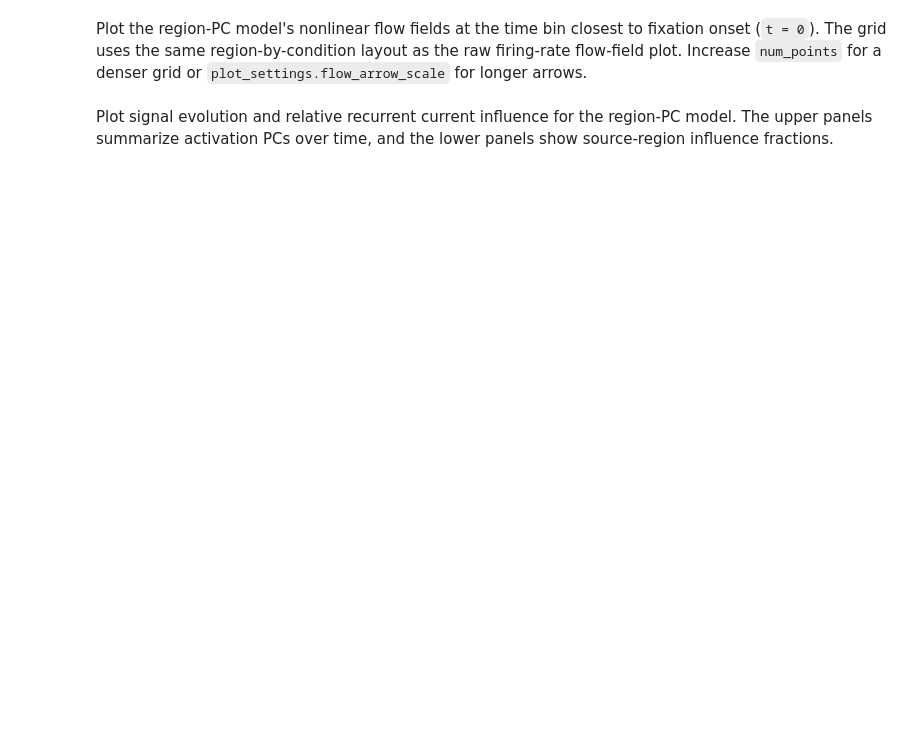
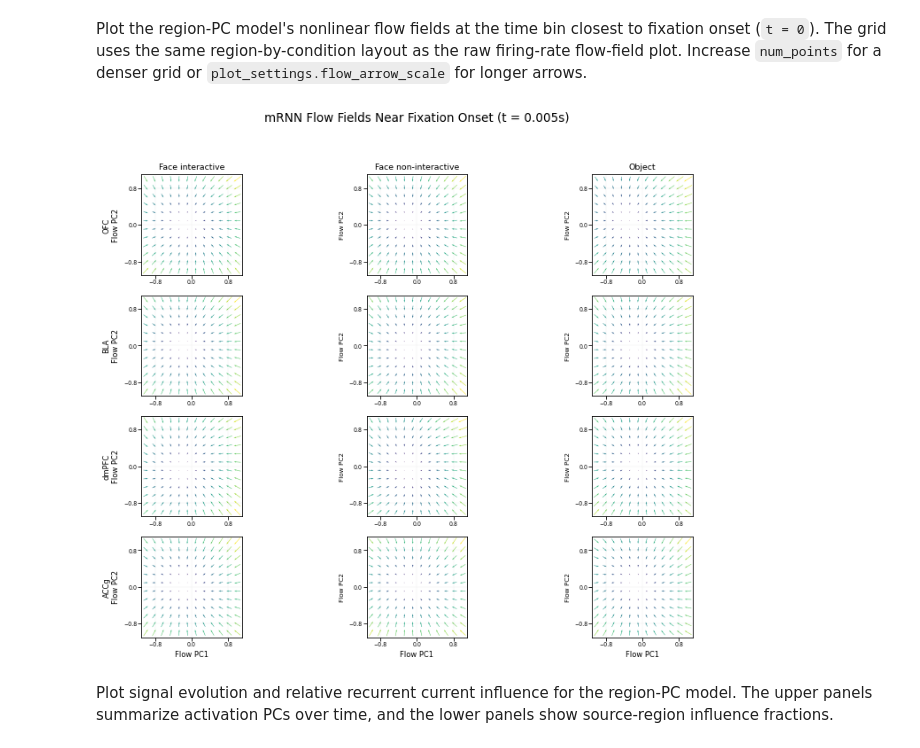
Before and after one commit to gprabaha/dal_monte_2022_analysis, a Jupyter notebook: notebooks/fixation_mrnn_training_smoke_test.ipynb, the cells around one changed output. Drawn from its saved outputs; the diff is of its cells as text; code cells hidden in the pictures; blank space fills up the shorter version.

```diff
--- a/notebooks/fixation_mrnn_training_smoke_test.ipynb
+++ b/notebooks/fixation_mrnn_training_smoke_test.ipynb
@@ -288,11 +370,13 @@ Plot the region-PC model's nonlinear flow fields at the time bin closest to fixa
 # %%
 pc_flow_fig, pc_flow_axes = plot_fixation_mrnn_flow_fields_at_time(
     pc_replay,
     time_s=0.0,
-    num_points=9,
+    num_points=12,
     settings=plot_settings,
 )
 display_figure(pc_flow_fig)
+# %% [output]
+[figure, added]
 # %% [markdown]
 Plot signal evolution and relative recurrent current influence for the region-PC model. The upper panels summarize activation PCs over time, and the lower panels show source-region influence fractions.
 # %%
```
Also changed, not shown: parts of 15 cells of this notebook, 3 other files.
